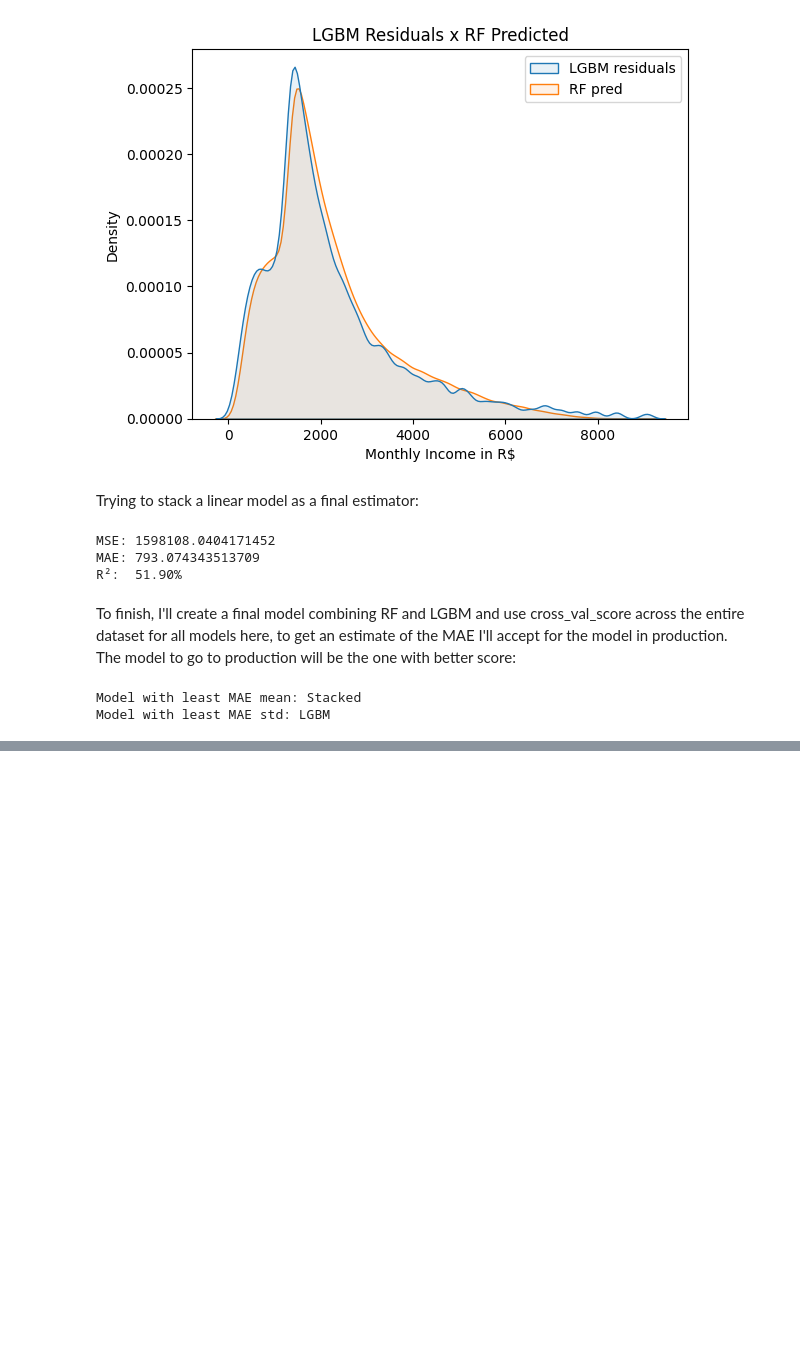
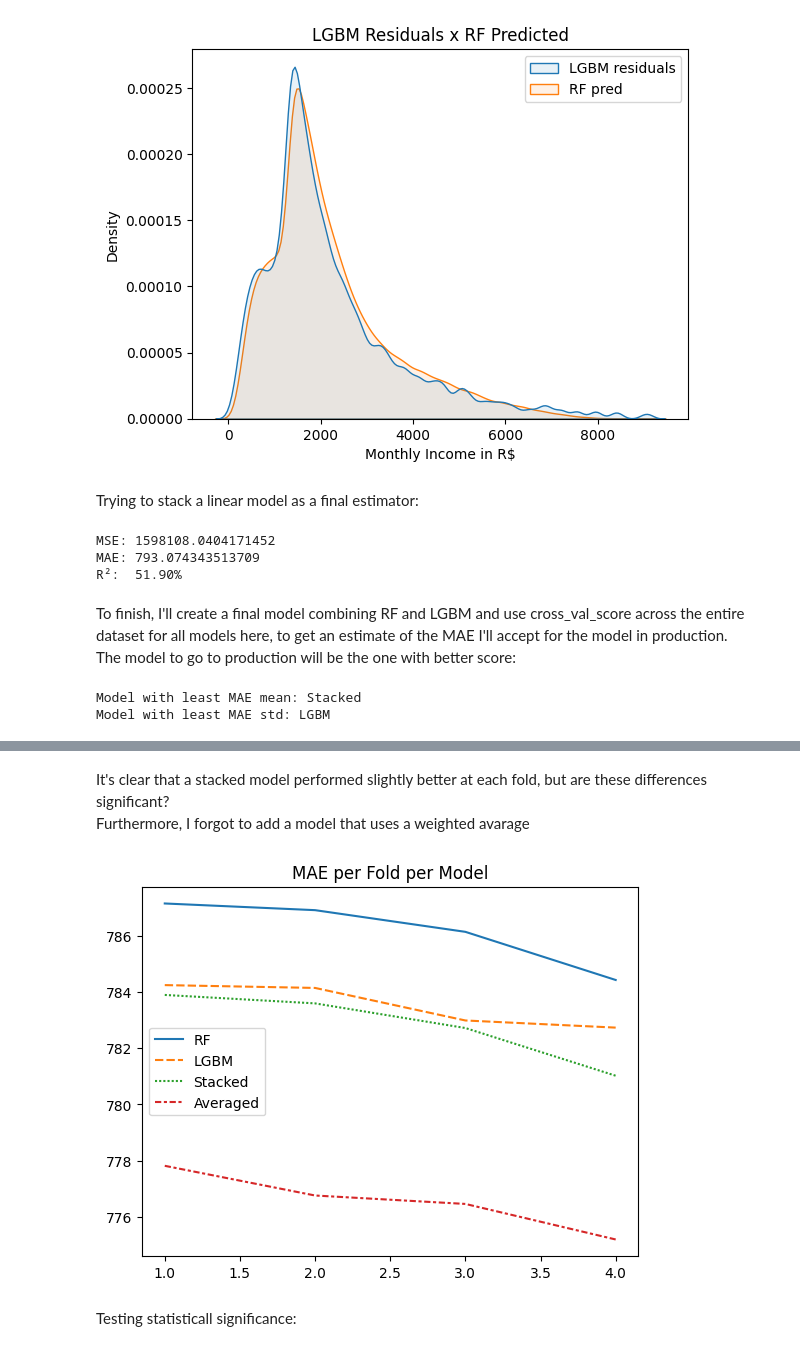
Before and after one commit to viniciussuares/IncomePrediction, a Jupyter notebook: notebooks/model_selection.ipynb, the cells around one changed output, grey strips where cells are left out. Drawn from its saved outputs; the diff is of its cells as text; code cells hidden in the pictures; blank space fills up the shorter version.

```diff
--- a/notebooks/model_selection.ipynb
+++ b/notebooks/model_selection.ipynb
@@ -443,0 +463,19 @@ Model with least MAE std: LGBM
+# %% [markdown]
+It's clear that a stacked model performed slightly better at each fold, but are these differences significant?
+Furthermore, I forgot to add a model that uses a weighted avarage
+# %%
+from sklearn.ensemble import VotingRegressor
+
+vr = VotingRegressor(estimators=[('rf', final_rf), ('lgbm', final_lgbm_pipeline)])
+
+vr_scores = np.array(cross_val_score(vr, X, y, cv=4, scoring='neg_mean_absolute_error', n_jobs=-1)) * -1
+
+# Adds to dataframe and plot again
+df_scores['Averaged'] = vr_scores
+sns.lineplot(df_scores)
+plt.title('MAE per Fold per Model')
+plt.show()
+# %% [output]
+[figure, added]
+# %% [markdown]
+Testing statisticall significance:
```
Also changed, not shown: parts of 6 cells of this notebook, 1 other file.
